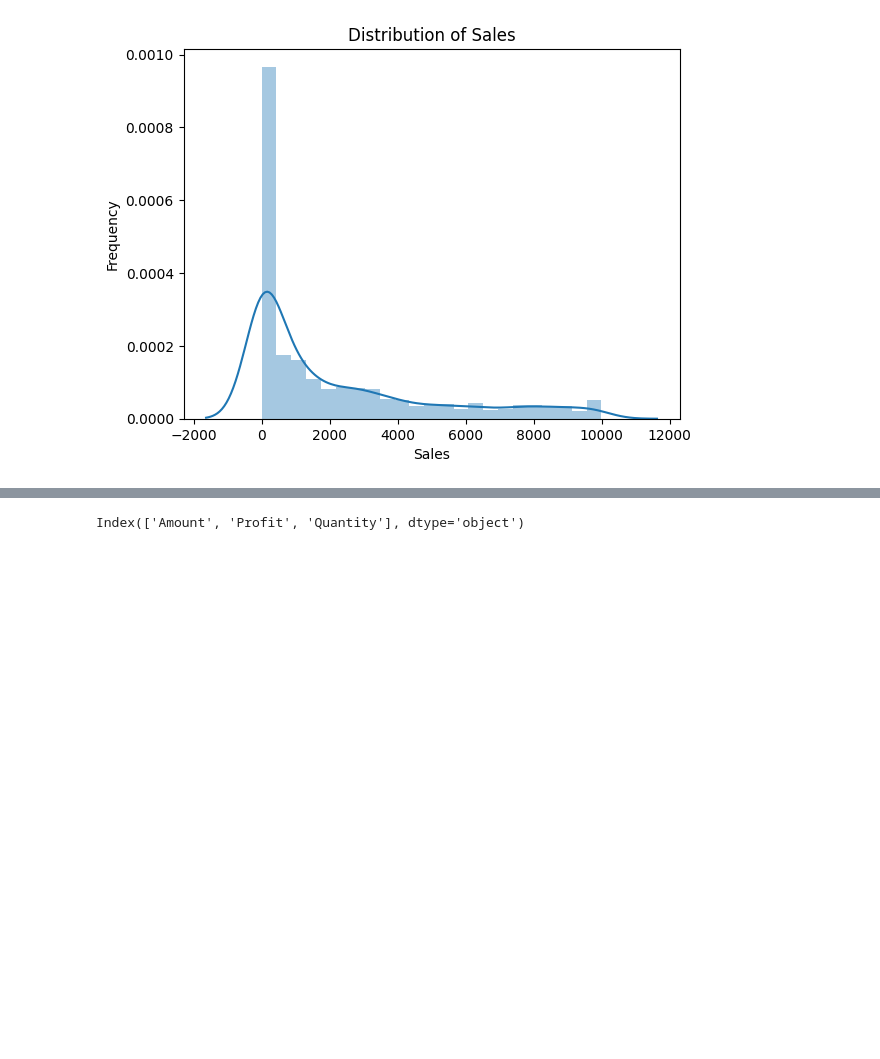
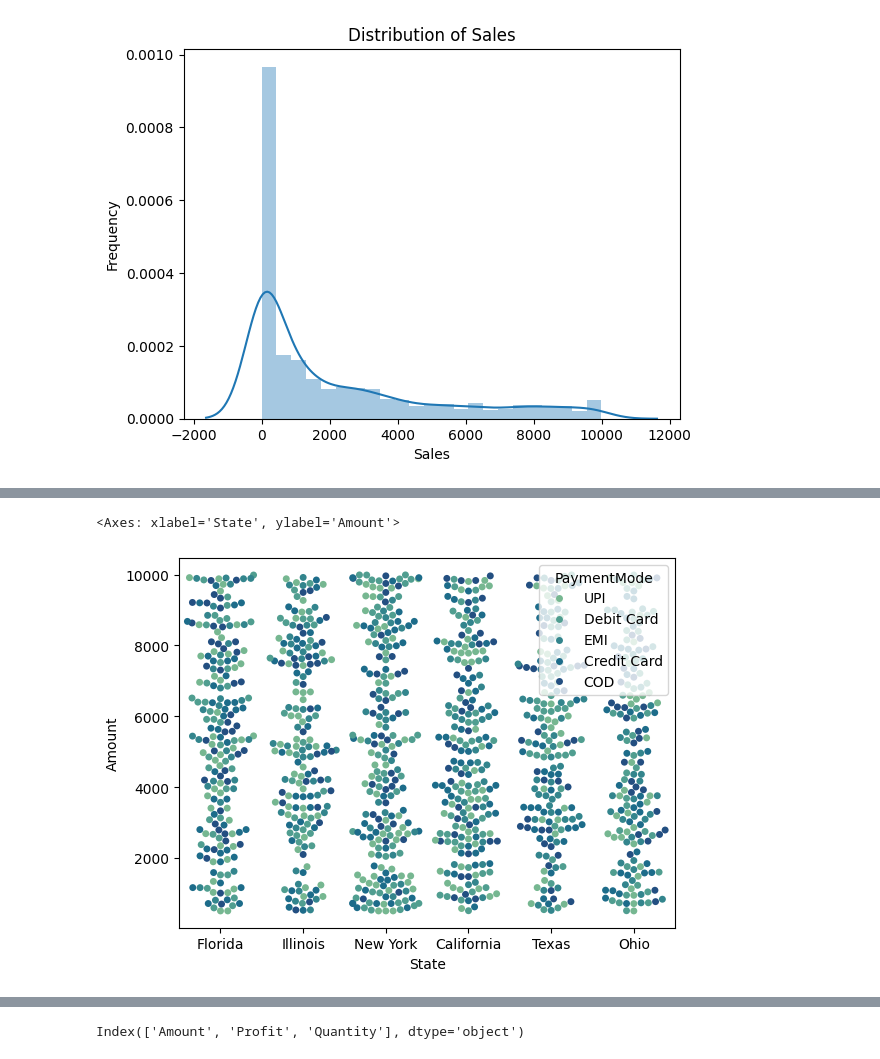
Before and after one commit to atakanerdogn/DATA-since-9-April, a Jupyter notebook: sales_dataset_from_kaggle.ipynb, the cells around one changed output, grey strips where cells are left out. Saved outputs shown, nothing was run; the diff lists cells and outputs as text; code cells hidden in the pictures; blank space fills up the shorter version.

```diff
--- a/sales_dataset_from_kaggle.ipynb
+++ b/sales_dataset_from_kaggle.ipynb
@@ -200,0 +237,5 @@ https://gist.github.com/mwaskom/de44147ed2974457ad6372750bbe5751
+# %%
+sns.swarmplot(x='State', y='Amount',hue='PaymentMode', data=sales, palette='crest')
+# %% [output]
+<Axes: xlabel='State', ylabel='Amount'>
+[figure, added]
```
Also changed, not shown: parts of 18 cells of this notebook.
